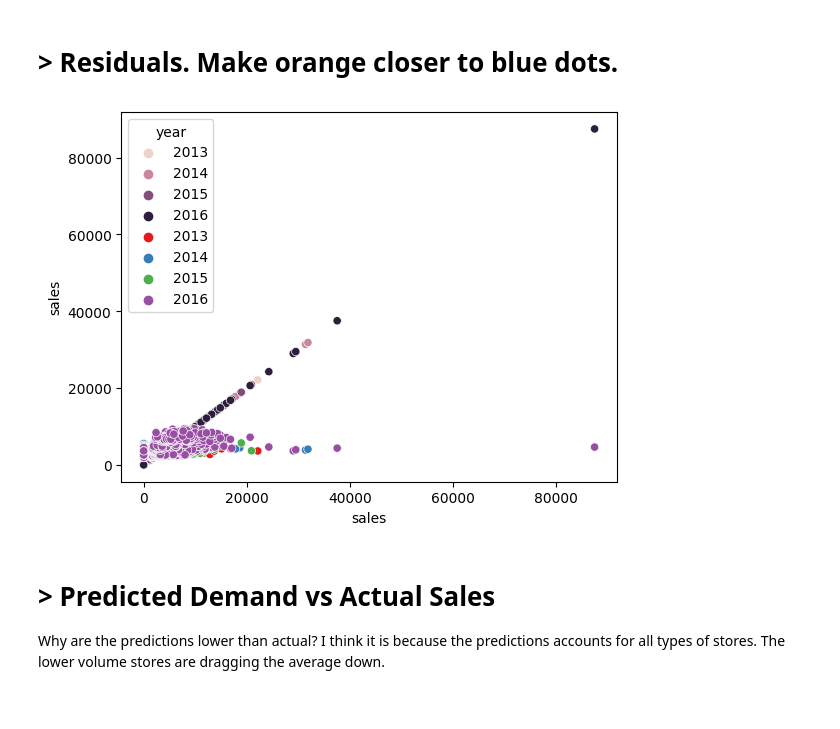
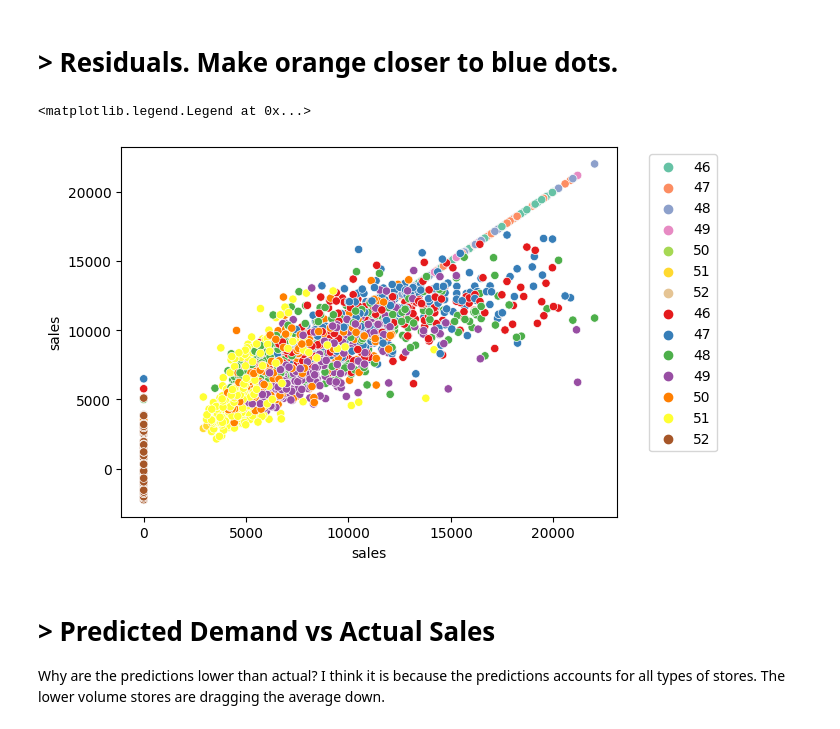
Before and after one commit to cmd-master/store-sales, a Jupyter notebook: store-sales.ipynb, the cells around one changed output. Drawn from its saved outputs; the diff is of its cells as text; code cells hidden in the pictures.

Commit message:
Kaggle Notebook | Store Sales. Linear Regression. [0.67] | Version 48

```diff
--- a/store-sales.ipynb
+++ b/store-sales.ipynb
@@ -115,14 +131,0 @@ I need to figure out how to add zeros and ones to items that are insignificant l
-# %%
-d = train.query("family== 'BOOKS'")
-d['store_type'] = d['store_nbr'].map(store_type)
-g = d.groupby('store_type')
-m = g[target].mean()
-
-h = sns.relplot(d, x='dayofyear', y=target
-                , row='store_type', row_order=list('ABCDE')
-                , kind='line', aspect=3)
-
-for ax, mean in zip(h.axes.flat, m):
-    ax.axhline(y=mean, color='orange')
-
-plt.show()
@@ -131,14 +131,0 @@ plt.show()
-# %%
-d = train.query("family== 'BEAUTY'")
-d['store_type'] = d['store_nbr'].map(store_type)
-g = d.groupby('store_type')
-m = g[target].mean()
-
-h = sns.relplot(d, x='dayofyear', y=target
-                , row='store_type', row_order=list('ABCDE')
-                , kind='line', aspect=3)
-
-for ax, mean in zip(h.axes.flat, m):
-    ax.axhline(y=mean, color='orange')
-
-plt.show()
@@ -197,7 +182,7 @@ num_pp = Pipeline([
 ])
 
 cat_pp = Pipeline([
-    ('dataselect', DataSelect(['weekname', 'month'], store_type))
+    ('dataselect', DataSelect(['weekname', 'month', 'store_nbr'], store_type))
     , ('encoder', OneHotEncoder(sparse_output=False, handle_unknown='ignore'))
 ])
 
@@ -205,7 +190,3 @@ pipe = FeatureUnion([
     ('numeric', num_pp)
     , ('cat', cat_pp)
 ])
-
-pipe.fit(train)
-# train_pp = pipe.transform(train)
-# test_pp = pipe.transform(test)
@@ -346,14 +256,18 @@ trainget.sort_index()
 # > Residuals. Make orange closer to blue dots.
 # %%
 g = train.query('family == "GROCERY I"').copy()
-g = g.query('store_type == "B"')
+g = g.query('store_type == "A"')
+g = g.query('year == 2016')
+g = g.query('store_nbr not in (45, 44, 1,2,3,4,5,9,7,12,20)')
 g
-sns.scatterplot(g, x=target, y=target, hue='year');
-sns.scatterplot(g, x=target, y=makePredictions(g, models), hue='year', palette='Set1');
+sns.scatterplot(g, x=target, y=target, hue='store_nbr', palette='Set2');
+sns.scatterplot(g, x=target, y=makePredictions(g, models), hue='store_nbr', palette='Set1');
+plt.legend(bbox_to_anchor=(1.05, 1), loc='upper left')
 # sns.scatterplot(x=g[target],y=makePredictions(g, models), hue='year');
 ## improve this. you are in the right direction.
 # %% [output]
+<matplotlib.legend.Legend at 0x...>
-[figure, old version]
+[figure, new version]
 # %% [markdown]
 # > Predicted Demand vs Actual Sales
 Why are the predictions lower than actual? I think it is because the predictions accounts for all types of stores. The lower volume stores are dragging the average down.
```
Also changed, not shown: parts of 22 cells of this notebook.
